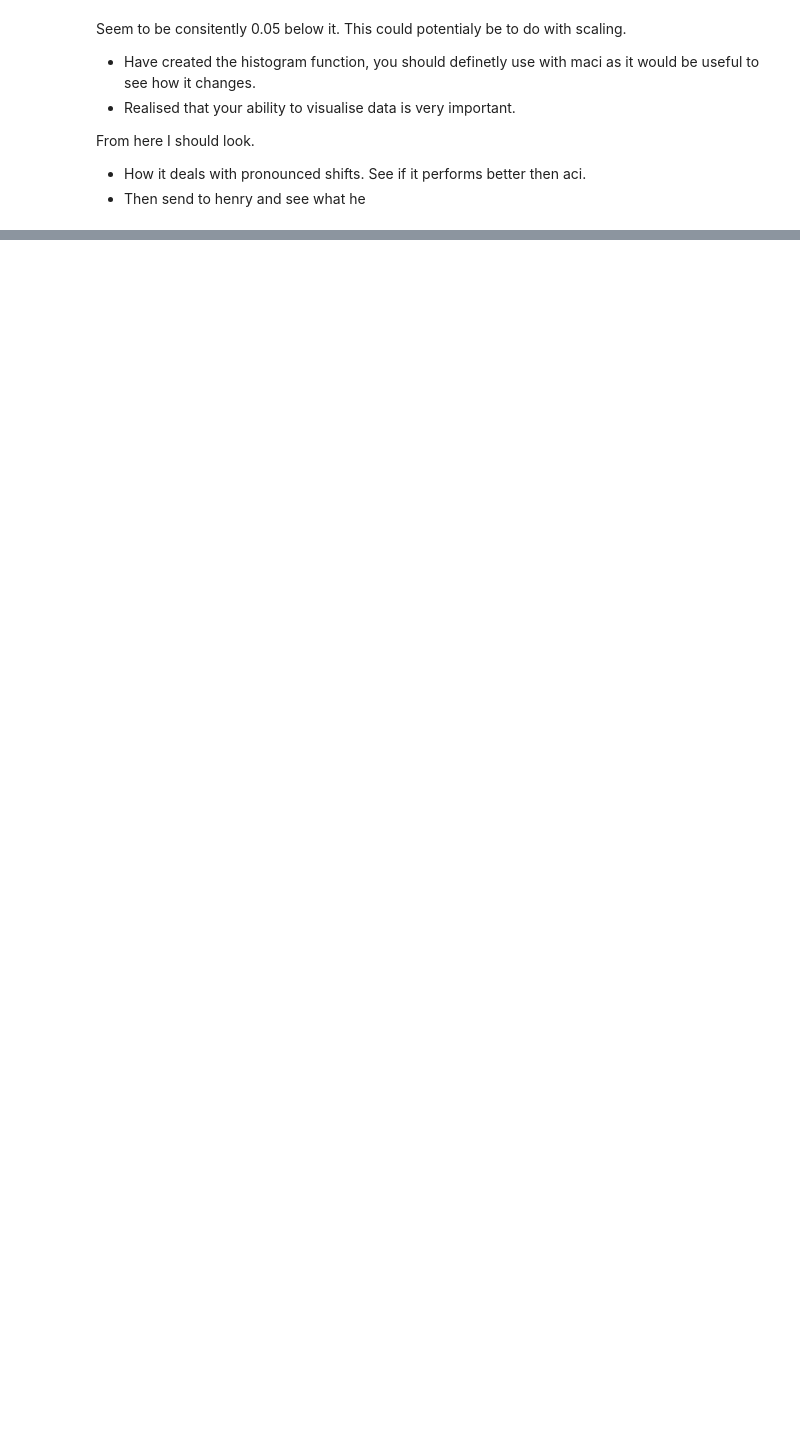
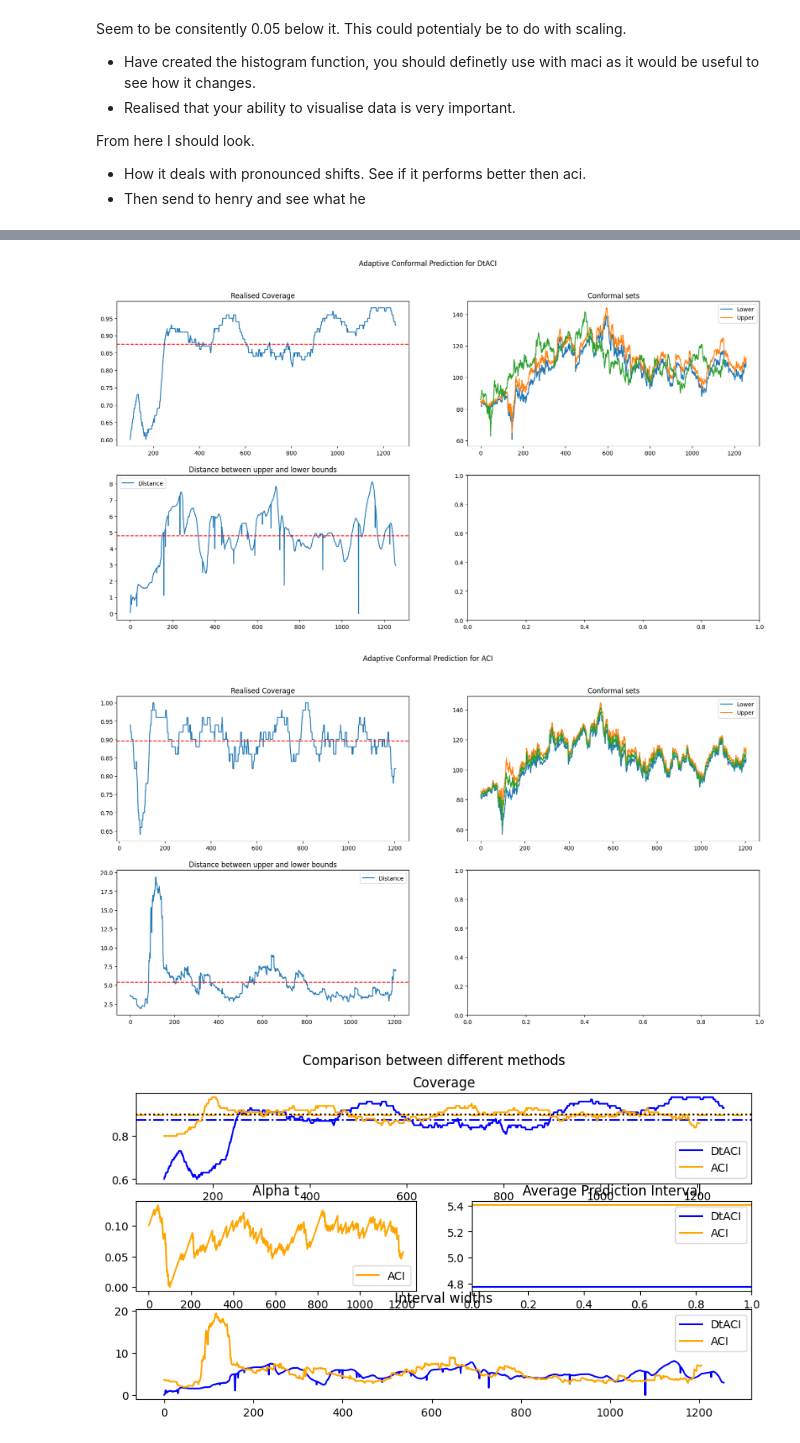
Before and after one commit to chrisjwheeler/ConformalProject, a Jupyter notebook: notebooks/Chebyshevs Inequality/01_cheb_exp_method.ipynb, the cells around one changed output, grey strips where cells are left out. Drawn from its saved outputs; the diff is of its cells as text; code cells hidden in the pictures; blank space fills up the shorter version.

Commit message:
Improved henry method and started developing comparison class.

```diff
--- a/notebooks/Chebyshevs Inequality/01_cheb_exp_method.ipynb
+++ b/notebooks/Chebyshevs Inequality/01_cheb_exp_method.ipynb
@@ -548,3 +548,10 @@ Seem to be consitently 0.05 below it. This could potentialy be to do with scalin
 From here I should look.
 - How it deals with pronounced shifts. See if it performs better then aci.
 - Then send to henry and see what he
+# %%
+data = ACP_data.no_shift((0,1), 2500)
+a = data[0][0]
+print(a)
+print(a[-2:1])
+b = [np.var(a[max(0, i-200):i+1]) for i in range(len(a))]
+print(b)
@@ -550,0 +563,24 @@ From here I should look.
+# %%
+# Sample variance method.
+
+def turn_into_var(data):
+    x = data[0]
+    var = [np.var(x[max(0, i-100):i+1]) for i in range(len(x))]
+    return (var, data[1])
+# %%
+stock = ACP_data.stock_data(100)
+# %%
+rm = ACP_data.random_multi_shift(1, (2500,2501))[0]
+rm = stock[5]
+var_rm = turn_into_var(rm)
+
+aci = ACP.ACI(rm, 0.01)
+chebed = frc.FrCheb(var_rm, min_max_many=(0, 0.15, 10), verbose=0)
+ACP_plots.one_plot(chebed, var_rm[1])
+ACP_plots.one_plot(aci, var_rm[1])
+ACP_plots.compare_many([chebed, aci])
+plot_histogram_segments(chebed, 20)
+# %% [output]
+[figure, added]
+[figure, added]
+[figure, added]
```
Also changed, not shown: parts of 4 cells of this notebook, 9 other files.
